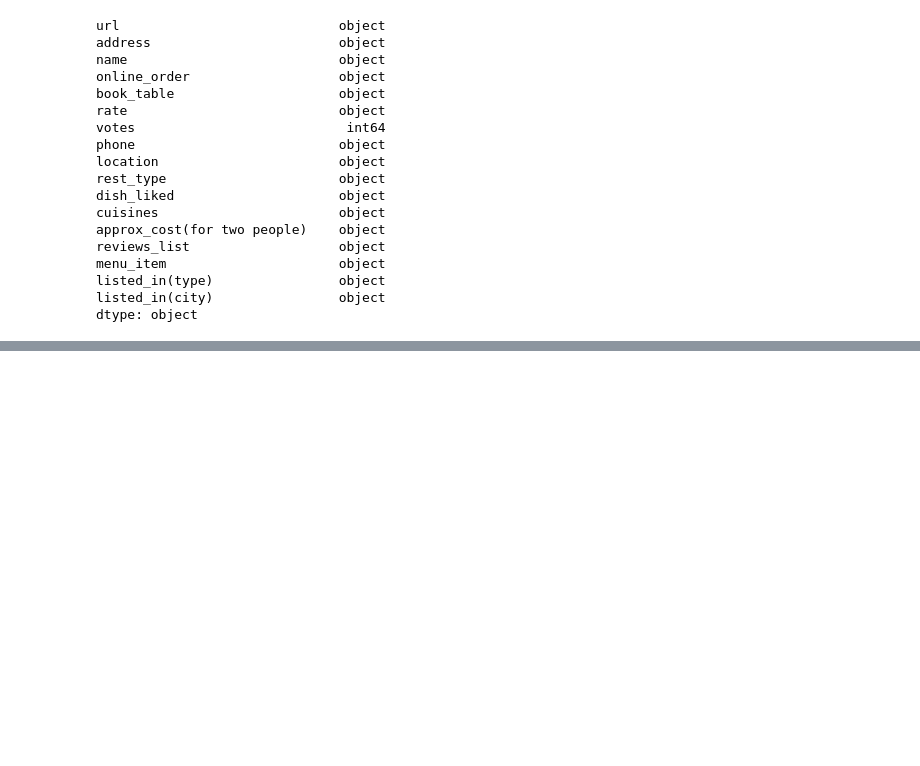
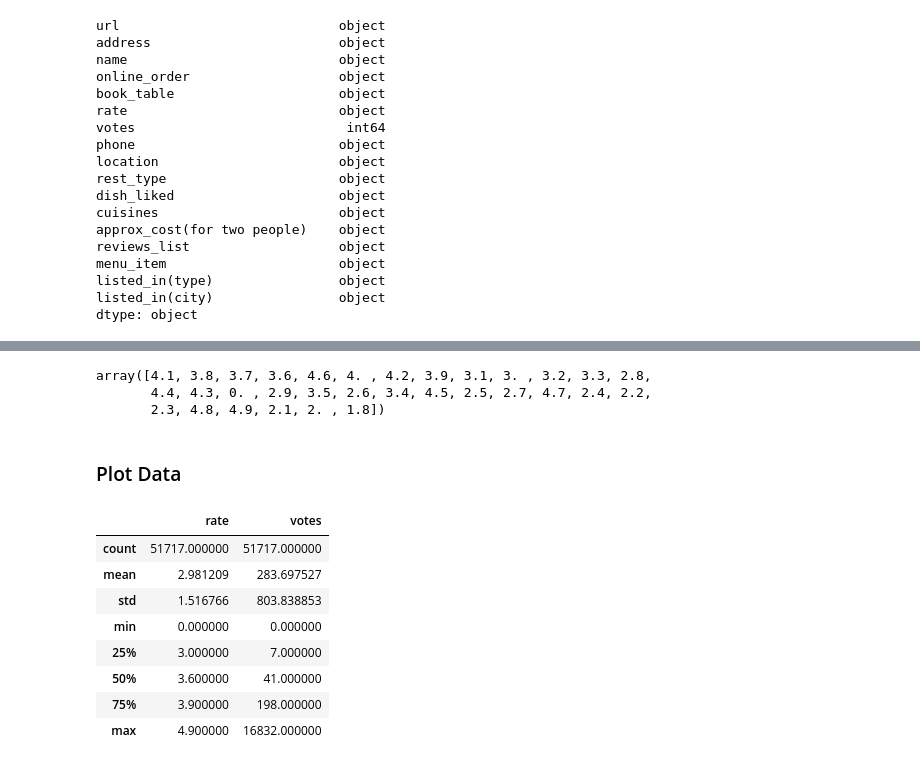
Before and after one commit to swarup4/zomato-ratings, a Jupyter notebook: Zomato Ratings.ipynb, the cells around one changed output, grey strips where cells are left out. Cells and saved outputs as stored; diff of their text form; code cells hidden in the pictures; blank space fills up the shorter version.

Commit message:
Remove Empty field in Ratings field

```diff
--- a/Zomato Ratings.ipynb
+++ b/Zomato Ratings.ipynb
@@ -59,0 +128,13 @@ df1.head()
+# %%
+def replaceEmptyValue(rate):
+    if isinstance(rate, str):
+        rate = rate.strip()
+        if rate != 'NEW' and rate != '-':
+            actualRate = rate.split('/')[0].strip()
+            return float(actualRate)
+        else:
+            return 0.0
+    elif isinstance(rate, float):
+        return 0.0
+
+df['rate'] = df['rate'].apply(replaceEmptyValue)
@@ -59,0 +163,22 @@ df1.head()
+# %%
+df['rate'].unique()
+# %% [output]
+array([4.1, 3.8, 3.7, 3.6, 4.6, 4. , 4.2, 3.9, 3.1, 3. , 3.2, 3.3, 2.8,
+       4.4, 4.3, 0. , 2.9, 3.5, 2.6, 3.4, 4.5, 2.5, 2.7, 4.7, 2.4, 2.2,
+       2.3, 4.8, 4.9, 2.1, 2. , 1.8])
+# %%
+df = df.drop(['rateType'], axis=1)
+# %% [markdown]
+### Plot Data
+# %%
+df.describe()
+# %% [output]
+|  | rate | votes |
+| count | 51717.000000 | 51717.000000 |
+| mean | 2.981209 | 283.697527 |
+| std | 1.516766 | 803.838853 |
+| min | 0.000000 | 0.000000 |
+| 25% | 3.000000 | 7.000000 |
+| 50% | 3.600000 | 41.000000 |
+| 75% | 3.900000 | 198.000000 |
+| max | 4.900000 | 16832.000000 |
```
Also changed, not shown: parts of 13 cells of this notebook.
